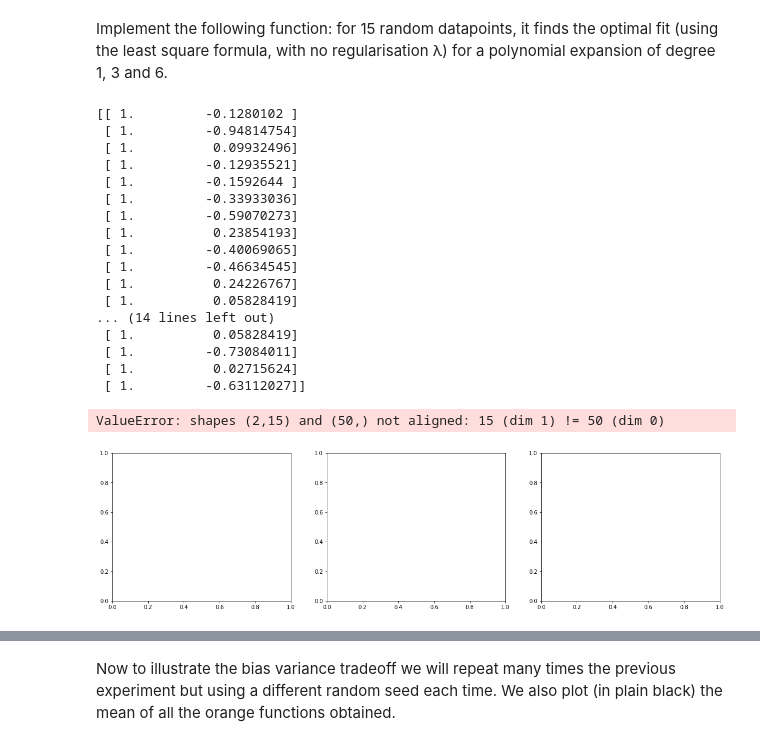
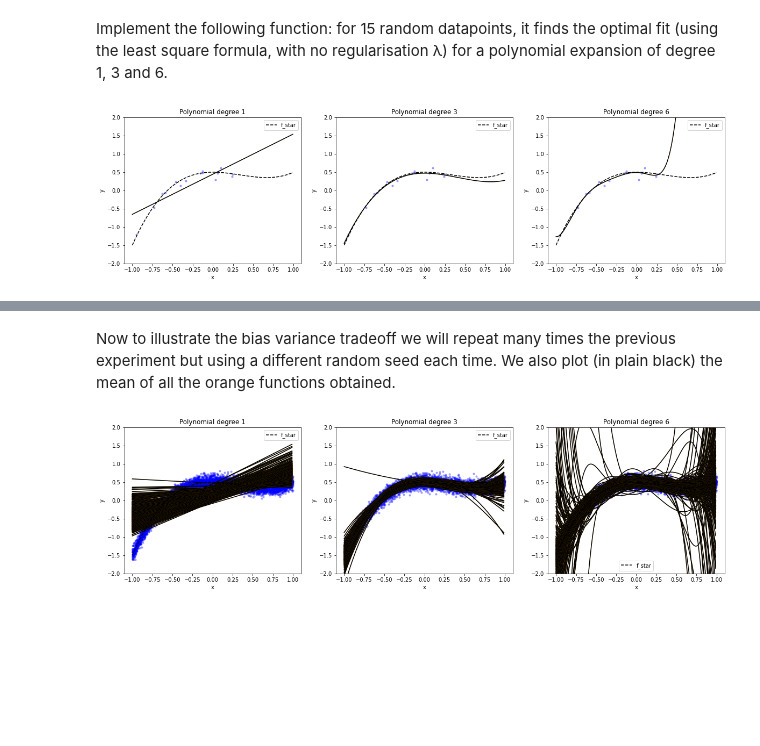
Before and after one commit to cojre/ML_course, a Jupyter notebook: labs/ex04/homework/ex04.ipynb, the cells around one changed output, grey strips where cells are left out. Drawn from its saved outputs; the diff is of its cells as text; code cells hidden in the pictures; blank space fills up the shorter version.

```diff
--- a/labs/ex04/homework/ex04.ipynb
+++ b/labs/ex04/homework/ex04.ipynb
@@ -265,53 +265,35 @@ from least_squares import least_squares
 def bias_variance_one_seed(sigma, degrees, seed):
     """One run of the optimal fit for 15 random points and different polynomial expansion degrees.
 
     Args:
         sigma: scalar, noise variance
         degrees: shape = (3,), 3 different degrees to consider
         seed: integer, random see
     Returns:
     """
 
 
     # we will generate 15 random datapoints from the [-1, 1] uniform distribuion
     num_data = 15
     np.random.seed(seed)  # set random seed for reproducibility
     xs = np.random.uniform(-1, 1, num_data)
     # the outputs will be f_star(x) + some random gaussian noise of variance sigma**2
     ys = f_star(xs) + sigma * np.random.randn(num_data).T
 
     fig, axs = plt.subplots(1, 3, figsize = (20, 5))
     for index_degree, degree in enumerate(degrees):
         #w, mse = least_squares(ys, np.c_[np.ones(len(xs)), xs])
         phi = build_poly(xs, degree)
-        w, mse = least_squares(y, phi)
+        w, mse = least_squares(ys, phi)
         plot_poly(xs, ys, w, degree, axs[index_degree], alpha = 0.3)
         plot_f(w, degree, axs[index_degree], label = None)
         plot_fstar(axs[index_degree])
         axs[index_degree].legend()
     plt.show()
 
 bias_variance_one_seed(0.1, [1, 3, 6], seed = 2)
 # %% [output]
-[[ 1.         -0.1280102 ]
- [ 1.         -0.94814754]
- [ 1.          0.09932496]
- [ 1.         -0.12935521]
- [ 1.         -0.1592644 ]
- [ 1.         -0.33933036]
- [ 1.         -0.59070273]
- [ 1.          0.23854193]
- [ 1.         -0.40069065]
- [ 1.         -0.46634545]
- [ 1.          0.24226767]
- [ 1.          0.05828419]
-... (14 lines left out)
- [ 1.          0.05828419]
- [ 1.         -0.73084011]
- [ 1.          0.02715624]
- [ 1.         -0.63112027]]
-ValueError: shapes (2,15) and (50,) not aligned: 15 (dim 1) != 50 (dim 0)
-[figure, old version]
+[figure, new version]
 # %% [markdown]
 Your output should ressemble (for seed = 2) to this:
 ![alt text](bias_variance_one_run.png)
@@ -333,15 +315,22 @@ def bias_variance_demo(sigma, degrees):
 
     fig, axs = plt.subplots(1, 3, figsize = (20, 5))
     for index_degree, degree in enumerate(degrees):
-        # ***************************************************
-        # INSERT YOUR CODE HERE
-        # ***************************************************
-
+        for seed in seeds:
+            np.random.seed(seed)  # set random seed for reproducibility
+            xs = np.random.uniform(-1, 1, num_data)
+            # the outputs will be f_star(x) + some random gaussian noise of variance sigma**2
+            ys = f_star(xs) + sigma * np.random.randn(num_data).T
+            phi = build_poly(xs, degree)
+            w, mse = least_squares(ys, phi)
+            plot_poly(xs, ys, w, degree, axs[index_degree], alpha = 0.3)
+            plot_f(w, degree, axs[index_degree], label = None)
         plot_fstar(axs[index_degree])
         axs[index_degree].legend()
     plt.show()
 
 bias_variance_demo(0.1, [1, 3, 6])
+# %% [output]
+[figure, added]
 # %% [markdown]
 Your output should ressemble to this:
 ![alt text](bias_variance.png)
```
Also changed, not shown: 10 other files.
